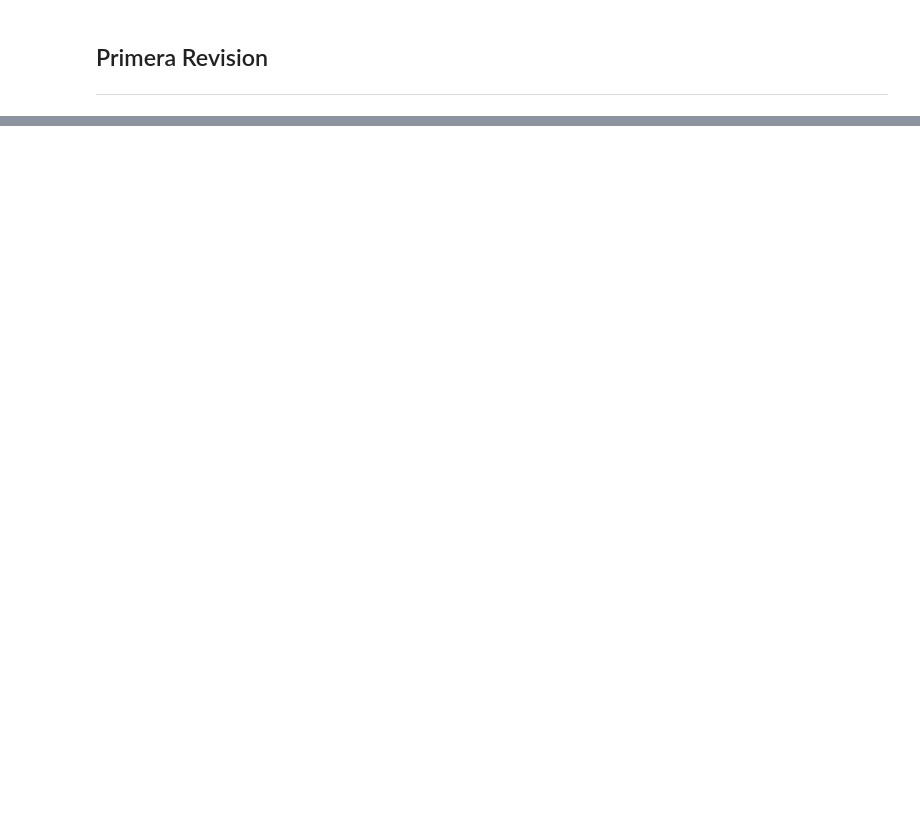
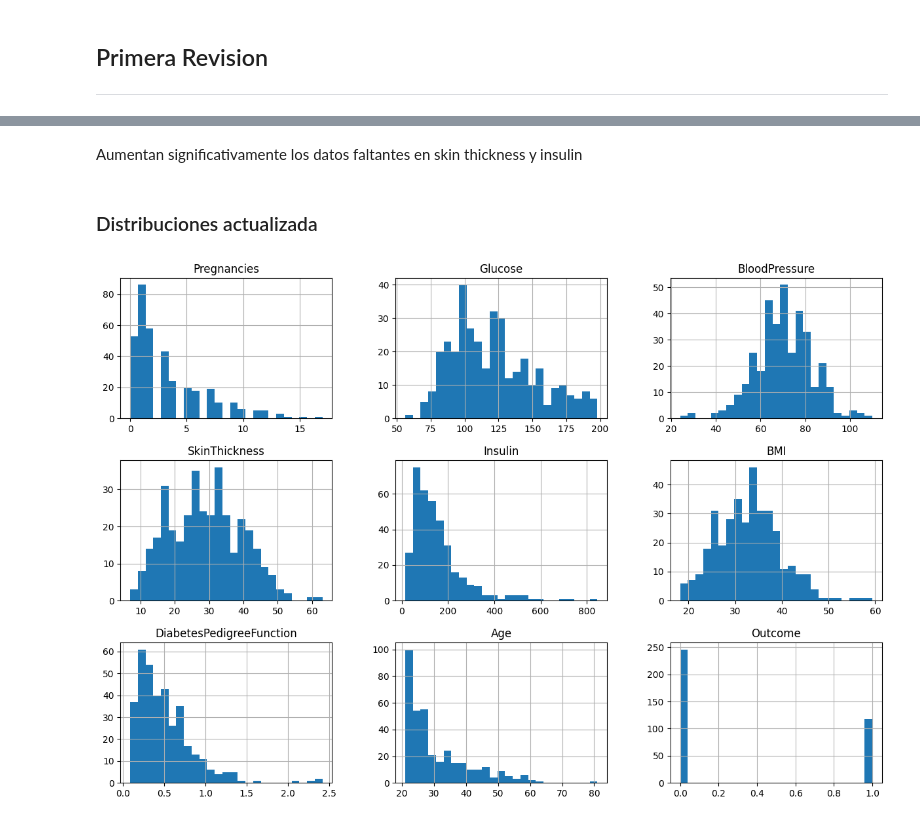
Before and after one commit to Cristobal-Yob/taller-final-pre, a Jupyter notebook: Taller3.ipynb, the cells around one changed output, grey strips where cells are left out. Drawn from its saved outputs; the diff is of its cells as text; code cells hidden in the pictures; blank space fills up the shorter version.

```diff
--- a/Taller3.ipynb
+++ b/Taller3.ipynb
@@ -129,0 +97,7 @@ plt.show()
+# %%
+# Reemplazar los valores 0 por NaN en las columnas especificadas
+columns_to_replace = ['Glucose', 'BloodPressure', 'SkinThickness', 'Insulin', 'BMI']
+for column in columns_to_replace:
+    df[column] = pd.to_numeric(df[column], errors='coerce').replace(0, float('nan'))
+
+# Verificar los cambios
@@ -129,0 +129,9 @@ plt.show()
+# %% [markdown]
+Aumentan significativamente los datos faltantes en skin thickness y insulin
+# %% [markdown]
+### Distribuciones actualizada
+# %%
+df.dropna().hist(figsize=(15, 10), bins=25)
+plt.show()
+# %% [output]
+[figure, added]
```
Also changed, not shown: parts of 38 cells of this notebook.
